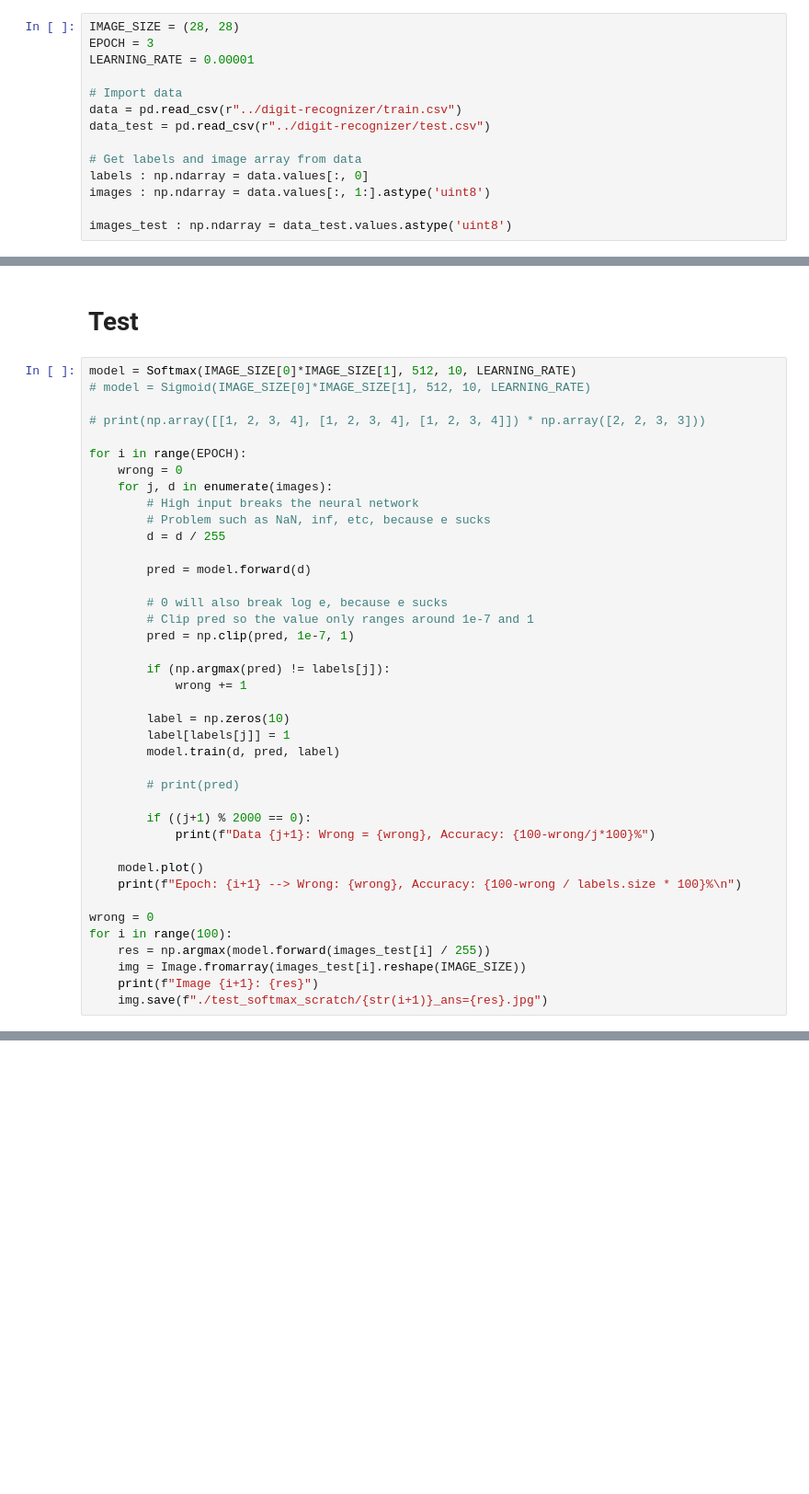
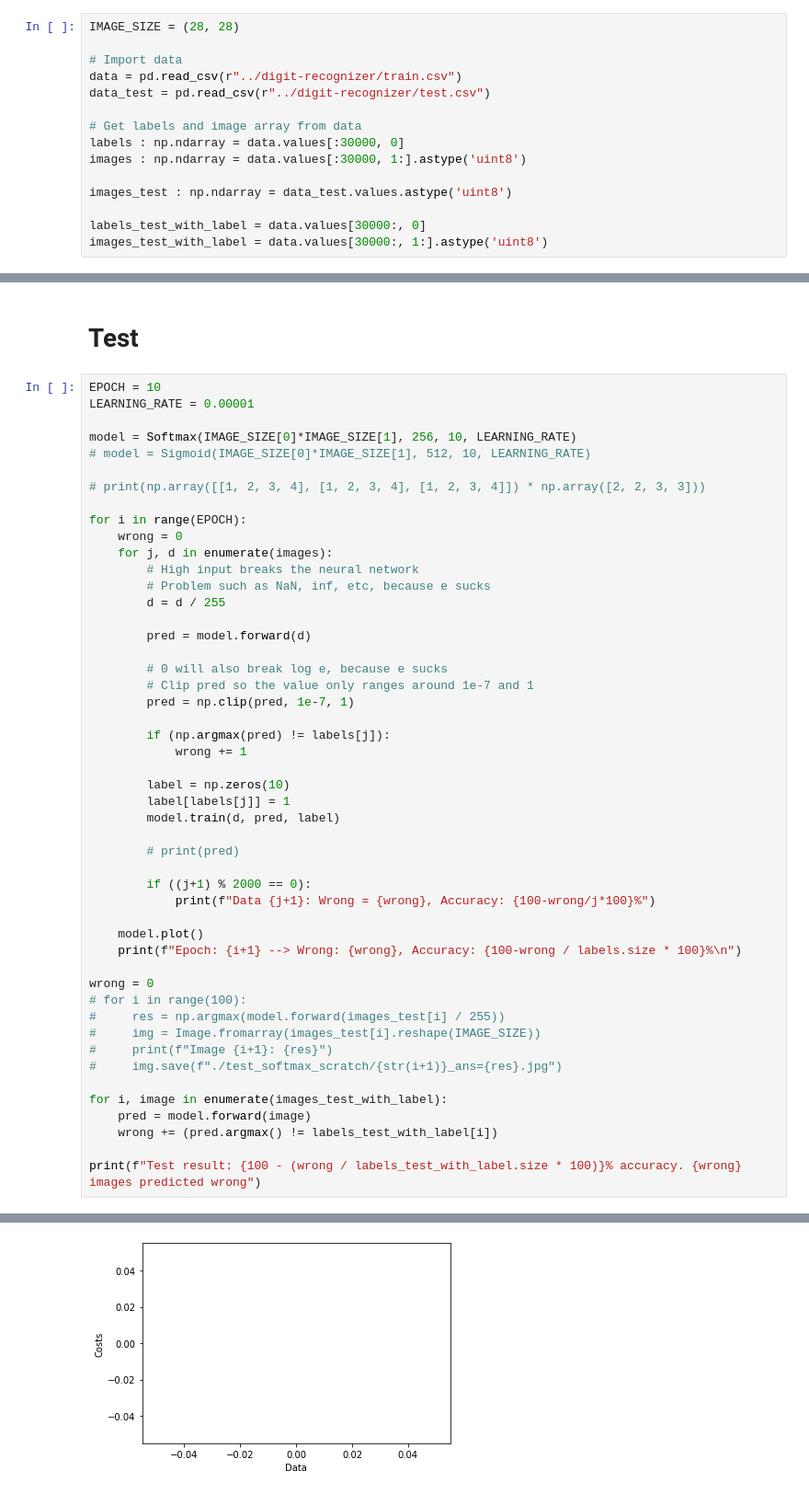
Before and after one commit to liemroym/study_with_python_roy, a Jupyter notebook: cnn_mnist/scratch_nn.ipynb, the cells around one changed output, grey strips where cells are left out. Shown at 92% size. Cells and saved outputs as stored; diff of their text form; blank space fills up the shorter version.

Commit message:
Trying to make CNN from scratch

```diff
--- a/cnn_mnist/scratch_nn.ipynb
+++ b/cnn_mnist/scratch_nn.ipynb
@@ -7,18 +7,19 @@ import matplotlib.pyplot as plt
 # Process data
 # %%
 IMAGE_SIZE = (28, 28)
-EPOCH = 3
-LEARNING_RATE = 0.00001
 
 # Import data
 data = pd.read_csv(r"../digit-recognizer/train.csv")
 data_test = pd.read_csv(r"../digit-recognizer/test.csv")
 
 # Get labels and image array from data
-labels : np.ndarray = data.values[:, 0]
-images : np.ndarray = data.values[:, 1:].astype('uint8')
+labels : np.ndarray = data.values[:30000, 0]
+images : np.ndarray = data.values[:30000, 1:].astype('uint8')
 
 images_test : np.ndarray = data_test.values.astype('uint8')
+
+labels_test_with_label = data.values[30000:, 0]
+images_test_with_label = data.values[30000:, 1:].astype('uint8')
 # %% [markdown]
 # Reference for backpropagation (from 3b1b neural network video)
 # %% [markdown]
@@ -170,7 +171,10 @@ class LinearLayer:
 # %% [markdown]
 # Test
 # %%
-model = Softmax(IMAGE_SIZE[0]*IMAGE_SIZE[1], 512, 10, LEARNING_RATE)
+EPOCH = 10
+LEARNING_RATE = 0.00001
+
+model = Softmax(IMAGE_SIZE[0]*IMAGE_SIZE[1], 256, 10, LEARNING_RATE)
 # model = Sigmoid(IMAGE_SIZE[0]*IMAGE_SIZE[1], 512, 10, LEARNING_RATE)
 
 # print(np.array([[1, 2, 3, 4], [1, 2, 3, 4], [1, 2, 3, 4]]) * np.array([2, 2, 3, 3]))
@@ -204,9 +208,15 @@ for i in range(EPOCH):
     print(f"Epoch: {i+1} --> Wrong: {wrong}, Accuracy: {100-wrong / labels.size * 100}%\n")
 
 wrong = 0
-for i in range(100):
-    res = np.argmax(model.forward(images_test[i] / 255))
-    img = Image.fromarray(images_test[i].reshape(IMAGE_SIZE))
-    print(f"Image {i+1}: {res}")
-    img.save(f"./test_softmax_scratch/{str(i+1)}_ans={res}.jpg")
+# for i in range(100):
+#     res = np.argmax(model.forward(images_test[i] / 255))
+#     img = Image.fromarray(images_test[i].reshape(IMAGE_SIZE))
+#     print(f"Image {i+1}: {res}")
+#     img.save(f"./test_softmax_scratch/{str(i+1)}_ans={res}.jpg")
+
+for i, image in enumerate(images_test_with_label):
+    pred = model.forward(image)
+    wrong += (pred.argmax() != labels_test_with_label[i])
+
+print(f"Test result: {100 - (wrong / labels_test_with_label.size * 100)}% accuracy. {wrong} images predicted wrong")
 # %% [output]
@@ -213,0 +238 @@ KeyboardInterrupt:
+[figure, added]
```
Also changed, not shown: parts of 3 cells of this notebook, 2 other files.
